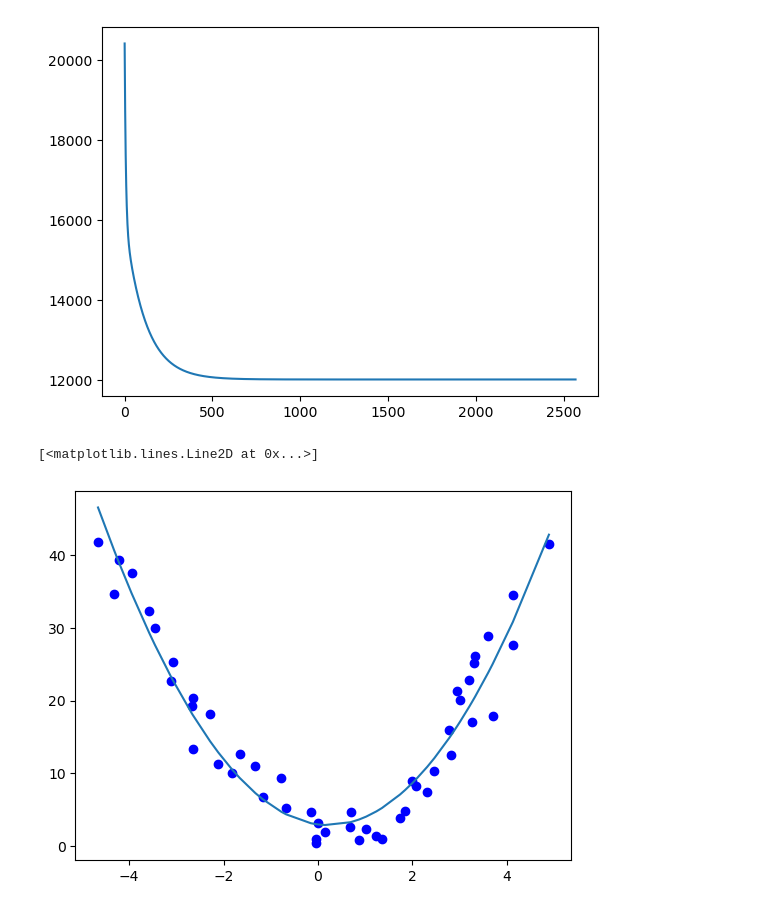
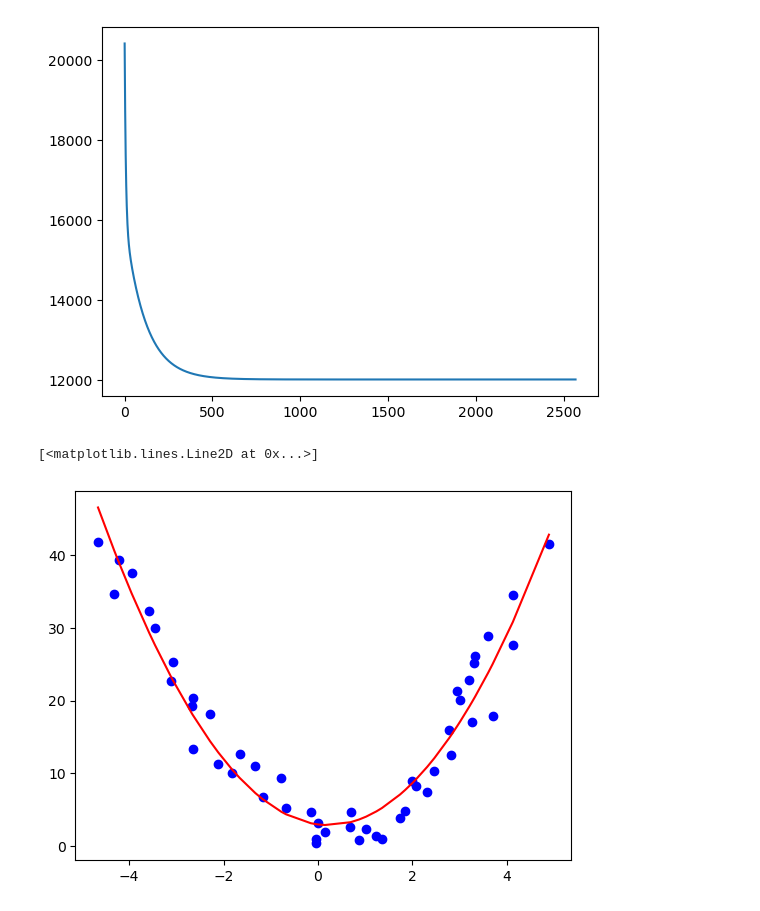
Before and after one commit to VR-Blackbird/python, a Jupyter notebook: ML/polynomial.ipynb, the cells around one changed output. Saved outputs shown, nothing was run; the diff lists cells and outputs as text; code cells hidden in the pictures.

```diff
--- a/ML/polynomial.ipynb
+++ b/ML/polynomial.ipynb
@@ -145,7 +145,7 @@ plt.plot(range(len(cost_history)), cost_history)
 [figure]
 # %%
 plt.plot(x_values[:, 1], y_values, 'bo')
-plt.plot(x_values[:, 1], hypothesis(x_values, parameters))
+plt.plot(x_values[:, 1], hypothesis(x_values, parameters), 'r')
 # %% [output]
 [<matplotlib.lines.Line2D at 0x...>]
-[figure, old version]
+[figure, new version]
```
Also changed, not shown: parts of 16 cells of this notebook.
